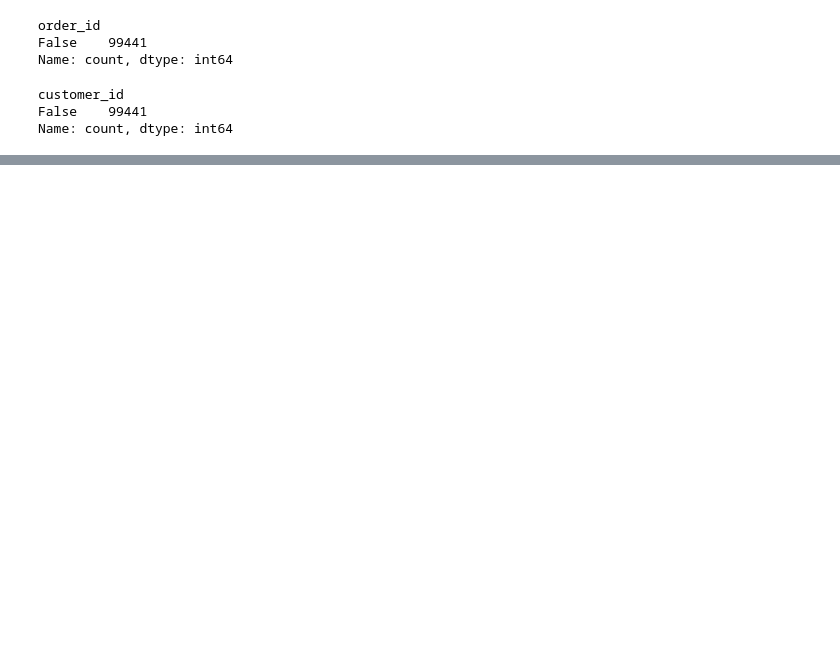
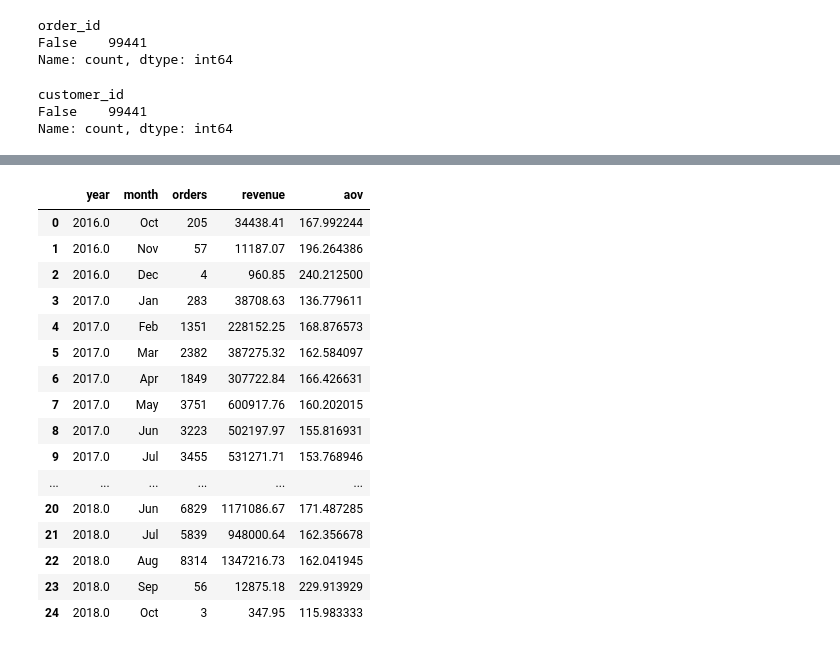
Before and after one commit to aryan802/kaggle_sql, a Jupyter notebook: 1-olist-exploration-case-study.ipynb, the cells around one changed output, grey strips where cells are left out. Saved outputs shown, nothing was run; the diff lists cells and outputs as text; code cells hidden in the pictures; blank space fills up the shorter version.

```diff
--- a/1-olist-exploration-case-study.ipynb
+++ b/1-olist-exploration-case-study.ipynb
@@ -392,0 +745,29 @@ Name: count, dtype: int64
+# %%
+# 1. Define the correct chronological order of the months
+month_order = ['Jan', 'Feb', 'Mar', 'Apr', 'May', 'Jun', 'Jul', 'Aug', 'Sep', 'Oct', 'Nov', 'Dec']
+
+# 2. Convert the 'month' column to an ordered Categorical type
+or_rev_aov['month'] = pd.Categorical(or_rev_aov['month'], categories=month_order, ordered=True)
+
+# 3. Sort by 'year' first, then by 'month'
+or_rev_aov_sorted = or_rev_aov.sort_values(by=['year', 'month']).reset_index(drop=True)
+
+or_rev_aov_sorted
+# %% [output]
+|  | year | month | orders | revenue | aov |
+| 0 | 2016.0 | Oct | 205 | 34438.41 | 167.992244 |
+| 1 | 2016.0 | Nov | 57 | 11187.07 | 196.264386 |
+| 2 | 2016.0 | Dec | 4 | 960.85 | 240.212500 |
+| 3 | 2017.0 | Jan | 283 | 38708.63 | 136.779611 |
+| 4 | 2017.0 | Feb | 1351 | 228152.25 | 168.876573 |
+| 5 | 2017.0 | Mar | 2382 | 387275.32 | 162.584097 |
+| 6 | 2017.0 | Apr | 1849 | 307722.84 | 166.426631 |
+| 7 | 2017.0 | May | 3751 | 600917.76 | 160.202015 |
+| 8 | 2017.0 | Jun | 3223 | 502197.97 | 155.816931 |
+| 9 | 2017.0 | Jul | 3455 | 531271.71 | 153.768946 |
+| ... | ... | ... | ... | ... | ... |
+| 20 | 2018.0 | Jun | 6829 | 1171086.67 | 171.487285 |
+| 21 | 2018.0 | Jul | 5839 | 948000.64 | 162.356678 |
+| 22 | 2018.0 | Aug | 8314 | 1347216.73 | 162.041945 |
+| 23 | 2018.0 | Sep | 56 | 12875.18 | 229.913929 |
+| 24 | 2018.0 | Oct | 3 | 347.95 | 115.983333 |
```
Also changed, not shown: parts of 49 cells of this notebook.
